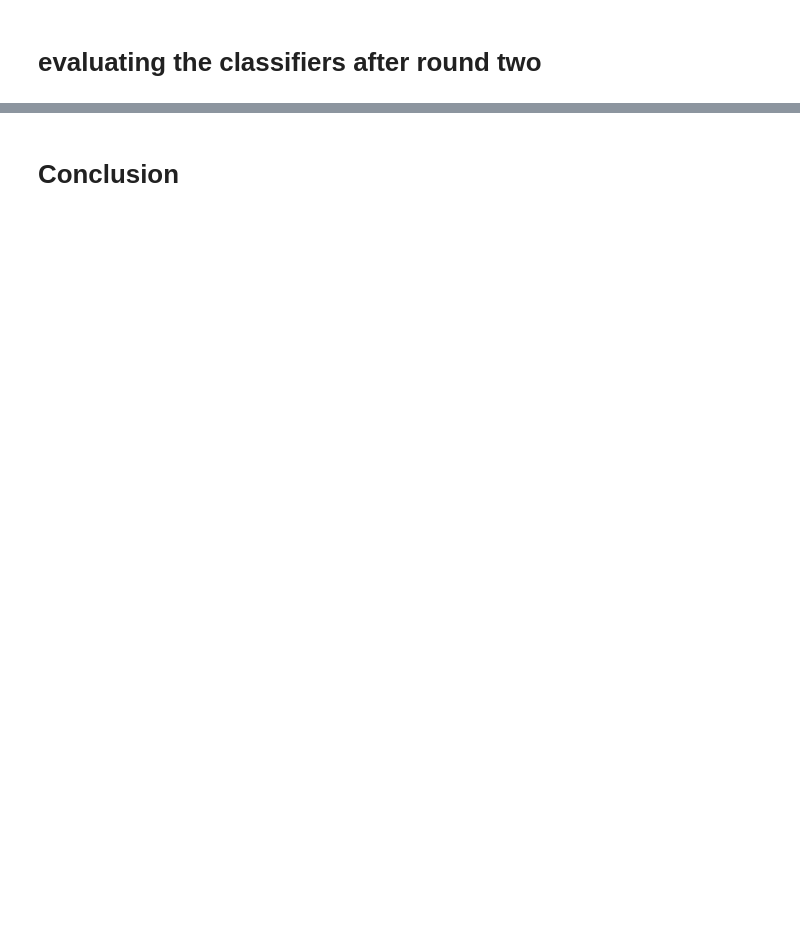
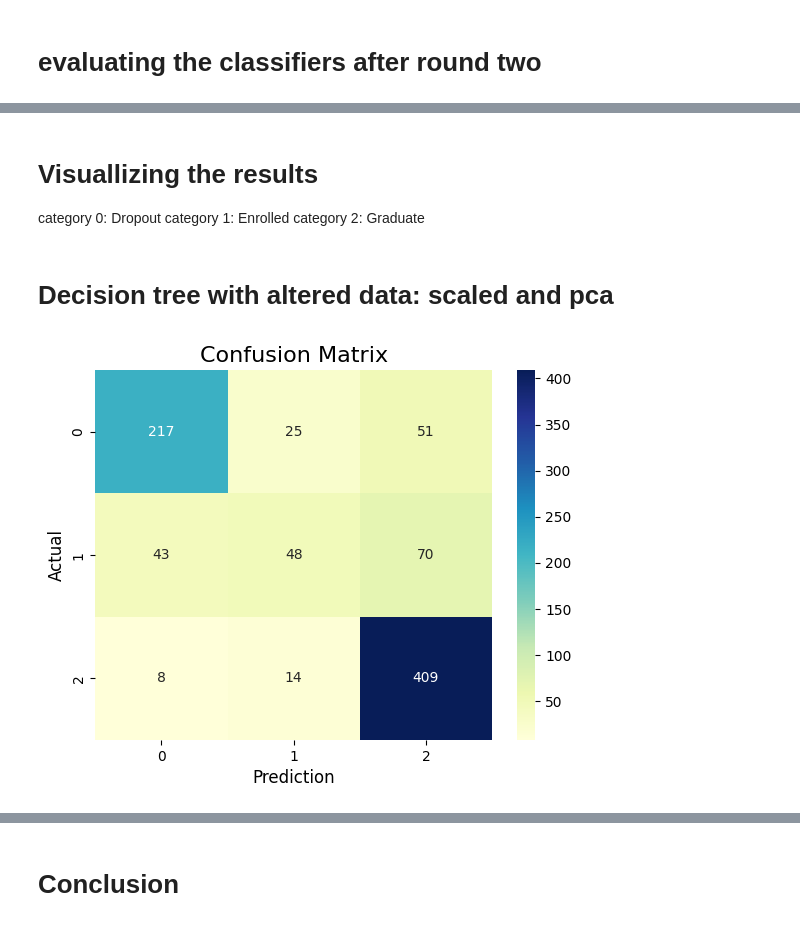
Before and after one commit to kosovarei/Machine_Learning, a Jupyter notebook: Supervised_Learning_II/Comparison_of_Classifiers_for_Student_Performance_Prediction.ipynb, the cells around one changed output, grey strips where cells are left out. Drawn from its saved outputs; the diff is of its cells as text; code cells hidden in the pictures; blank space fills up the shorter version.

```diff
--- a/Supervised_Learning_II/Comparison_of_Classifiers_for_Student_Performance_Prediction.ipynb
+++ b/Supervised_Learning_II/Comparison_of_Classifiers_for_Student_Performance_Prediction.ipynb
@@ -218,6 +187,3 @@ pca = ColumnTransformer([
 # %% [markdown]
 # Comebine everything in the pipe
 this will make it easier to test on the untuched and altered data, because the alterations only involve the pipe. I will use the function below to create a model with the altered data that also can be used like a regular model in my grid search function
-# %%
-def pipe_normalized_pca(model):
-    return Pipeline([('normalized',normalized), ('scaler', scaler), ('pca', pca), ('classifier', model)])
@@ -226,0 +190,14 @@ i chose a 80% train_val set and 20% testing set. This will ensure that i have en
+# %%
+# scaling data and dimention reduction
+def pipe_normalized_pca(model):
+    return Pipeline([('scaler', scaler), ('pca', pca), ('classifier', model)])
+
+
+# scaling data, balancing target, dimention reduction
+def pipe_normalized_pca_balanced(model):
+    return imbpipeline(steps=[
+    ('scaler', scaler),
+    ('smote', SMOTE()),
+    ('pca', pca),
+    ('classifier', model)
+])
@@ -909,0 +1044,11 @@ decision tree with original data:
+# %%
+print("Decision tree with altered data: scaled and pca ")
+drbest = pipe_normalized_pca(DecisionTreeClassifier(criterion='entropy', max_depth=6,
+                                        max_features=27, min_samples_leaf=4,
+                                        min_samples_split=4)).fit(train_val_features, train_val_targets)
+print(evaluate(drbest, test_features, test_targets))
+print()
+print("random forst with altered data: scaled, balanced and pca")
+dftbest = pipe_normalized_pca_balanced(RandomForestClassifier(criterion='entropy', max_depth=16,
+                                        min_samples_split=6)).fit(train_val_features, train_val_targets)
+print(evaluate(dftbest, test_features, test_targets))
@@ -909,0 +1061,18 @@ decision tree with original data:
+# %% [markdown]
+# Visuallizing the results
+category 0: Dropout
+category 1: Enrolled
+category 2: Graduate
+# %% [markdown]
+# Decision tree with altered data: scaled and pca
+# %%
+y_pred = drbest.predict(test_features)
+cm = confusion_matrix(test_targets, y_pred)
+
+sb.heatmap(cm, annot=True, fmt='d', cmap='YlGnBu', xticklabels=[0, 1, 2], yticklabels=[0, 1, 2])
+plt.xlabel('Prediction', fontsize=12)
+plt.ylabel('Actual', fontsize=12)
+plt.title('Confusion Matrix', fontsize=16)
+plt.show()
+# %% [output]
+[figure, added]
```
Also changed, not shown: parts of 93 cells of this notebook, 7 other files.
